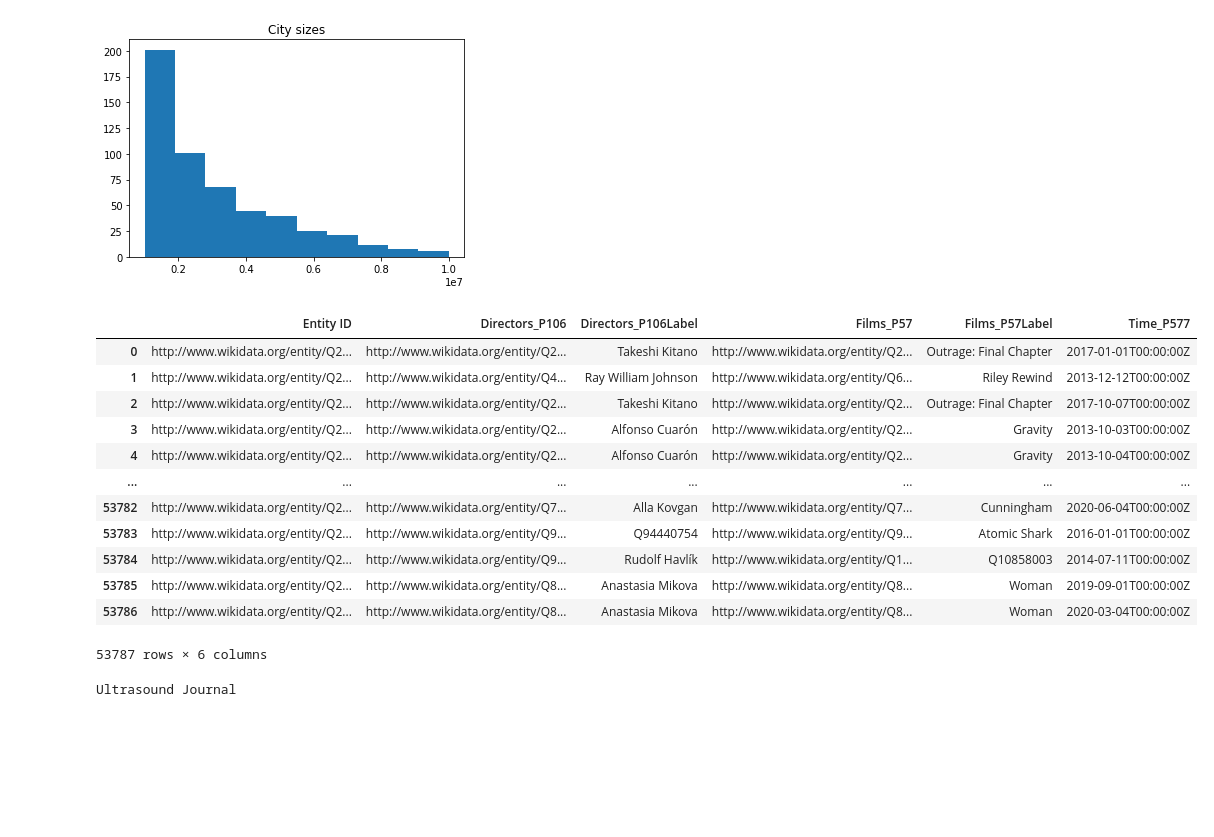
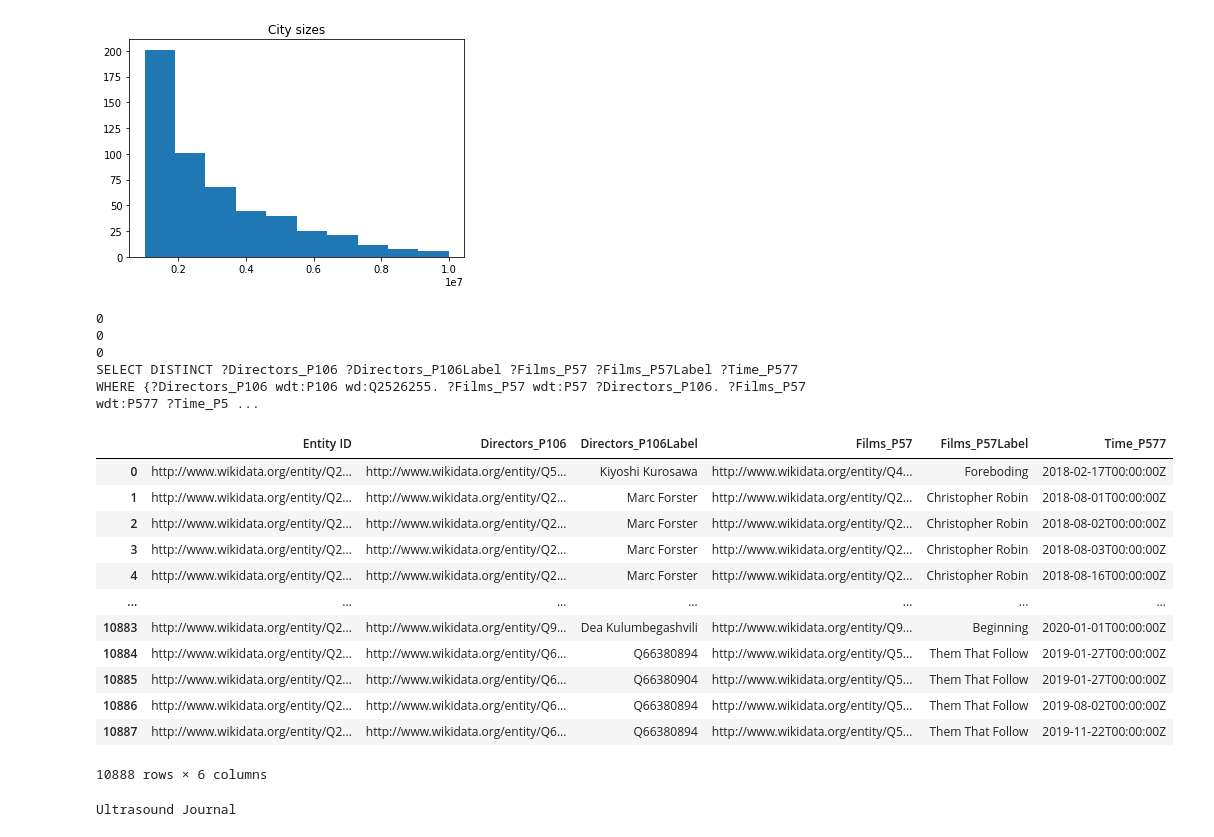
Before and after one commit to mikecafarella/KNP, a Jupyter notebook: exp.ipynb, the cells around one changed output. Cells and saved outputs as stored; diff of their text form; code cells hidden in the pictures; blank space fills up the shorter version.

```diff
--- a/exp.ipynb
+++ b/exp.ipynb
@@ -426,27 +436,32 @@ City sizes
 [figure]
 # %%
 r3 = createRelation('Q2526255')
-r3.extend('P106', True, 'Directors', search='!NA', label=True)
+r3.extend('P106', True, 'Directors', label=True)
 r3.changeFocus('Directors_P106')
-r3.extend('P57', True, 'Films', search='!NA', label=True)
+r3.extend('P57', True, 'Films', label=True)
 r3.changeFocus('Films_P57')
-r3.extend('P577', False, 'Time', search=('2010', '2020'))
+r3.extend('P577', False, 'Time', search=('2018', '2020'))
+print(r3.query_str)
 df3 = r3.query()
 df3
 # %% [output]
+0
+0
+0
+SELECT DISTINCT ?Directors_P106 ?Directors_P106Label ?Films_P57 ?Films_P57Label ?Time_P577 WHERE {?Directors_P106 wdt:P106 wd:Q2526255. ?Films_P57 wdt:P57 ?Directors_P106. ?Films_P57 wdt:P577 ?Time_P5 ...
 |  | Entity ID | Directors_P106 | Directors_P106Label | Films_P57 | Films_P57Label | Time_P577 |
-| 0 | http://www.wikidata.org/entity/Q2... | http://www.wikidata.org/entity/Q2... | Takeshi Kitano | http://www.wikidata.org/entity/Q2... | Outrage: Final Chapter | 2017-01-01T00:00:00Z |
-| 1 | http://www.wikidata.org/entity/Q2... | http://www.wikidata.org/entity/Q4... | Ray William Johnson | http://www.wikidata.org/entity/Q6... | Riley Rewind | 2013-12-12T00:00:00Z |
-| 2 | http://www.wikidata.org/entity/Q2... | http://www.wikidata.org/entity/Q2... | Takeshi Kitano | http://www.wikidata.org/entity/Q2... | Outrage: Final Chapter | 2017-10-07T00:00:00Z |
-| 3 | http://www.wikidata.org/entity/Q2... | http://www.wikidata.org/entity/Q2... | Alfonso Cuarón | http://www.wikidata.org/entity/Q2... | Gravity | 2013-10-03T00:00:00Z |
-| 4 | http://www.wikidata.org/entity/Q2... | http://www.wikidata.org/entity/Q2... | Alfonso Cuarón | http://www.wikidata.org/entity/Q2... | Gravity | 2013-10-04T00:00:00Z |
+| 0 | http://www.wikidata.org/entity/Q2... | http://www.wikidata.org/entity/Q5... | Kiyoshi Kurosawa | http://www.wikidata.org/entity/Q4... | Foreboding | 2018-02-17T00:00:00Z |
+| 1 | http://www.wikidata.org/entity/Q2... | http://www.wikidata.org/entity/Q2... | Marc Forster | http://www.wikidata.org/entity/Q2... | Christopher Robin | 2018-08-01T00:00:00Z |
+| 2 | http://www.wikidata.org/entity/Q2... | http://www.wikidata.org/entity/Q2... | Marc Forster | http://www.wikidata.org/entity/Q2... | Christopher Robin | 2018-08-02T00:00:00Z |
+| 3 | http://www.wikidata.org/entity/Q2... | http://www.wikidata.org/entity/Q2... | Marc Forster | http://www.wikidata.org/entity/Q2... | Christopher Robin | 2018-08-03T00:00:00Z |
+| 4 | http://www.wikidata.org/entity/Q2... | http://www.wikidata.org/entity/Q2... | Marc Forster | http://www.wikidata.org/entity/Q2... | Christopher Robin | 2018-08-16T00:00:00Z |
 | ... | ... | ... | ... | ... | ... | ... |
-| 53782 | http://www.wikidata.org/entity/Q2... | http://www.wikidata.org/entity/Q7... | Alla Kovgan | http://www.wikidata.org/entity/Q7... | Cunningham | 2020-06-04T00:00:00Z |
-| 53783 | http://www.wikidata.org/entity/Q2... | http://www.wikidata.org/entity/Q9... | Q94440754 | http://www.wikidata.org/entity/Q9... | Atomic Shark | 2016-01-01T00:00:00Z |
-| 53784 | http://www.wikidata.org/entity/Q2... | http://www.wikidata.org/entity/Q9... | Rudolf Havlík | http://www.wikidata.org/entity/Q1... | Q10858003 | 2014-07-11T00:00:00Z |
-| 53785 | http://www.wikidata.org/entity/Q2... | http://www.wikidata.org/entity/Q8... | Anastasia Mikova | http://www.wikidata.org/entity/Q8... | Woman | 2019-09-01T00:00:00Z |
-| 53786 | http://www.wikidata.org/entity/Q2... | http://www.wikidata.org/entity/Q8... | Anastasia Mikova | http://www.wikidata.org/entity/Q8... | Woman | 2020-03-04T00:00:00Z |
+| 10883 | http://www.wikidata.org/entity/Q2... | http://www.wikidata.org/entity/Q9... | Dea Kulumbegashvili | http://www.wikidata.org/entity/Q9... | Beginning | 2020-01-01T00:00:00Z |
+| 10884 | http://www.wikidata.org/entity/Q2... | http://www.wikidata.org/entity/Q6... | Q66380894 | http://www.wikidata.org/entity/Q5... | Them That Follow | 2019-01-27T00:00:00Z |
+| 10885 | http://www.wikidata.org/entity/Q2... | http://www.wikidata.org/entity/Q6... | Q66380904 | http://www.wikidata.org/entity/Q5... | Them That Follow | 2019-01-27T00:00:00Z |
+| 10886 | http://www.wikidata.org/entity/Q2... | http://www.wikidata.org/entity/Q6... | Q66380894 | http://www.wikidata.org/entity/Q5... | Them That Follow | 2019-08-02T00:00:00Z |
+| 10887 | http://www.wikidata.org/entity/Q2... | http://www.wikidata.org/entity/Q6... | Q66380894 | http://www.wikidata.org/entity/Q5... | Them That Follow | 2019-11-22T00:00:00Z |
-53787 rows × 6 columns
+10888 rows × 6 columns
 # %%
 film_gross = pd.read_csv('boxoffice.csv')
 film_gross.columns = ['rank', 'Films_P57Label', 'studio', 'gross', 'year']
```
Also changed, not shown: parts of 5 cells of this notebook.
